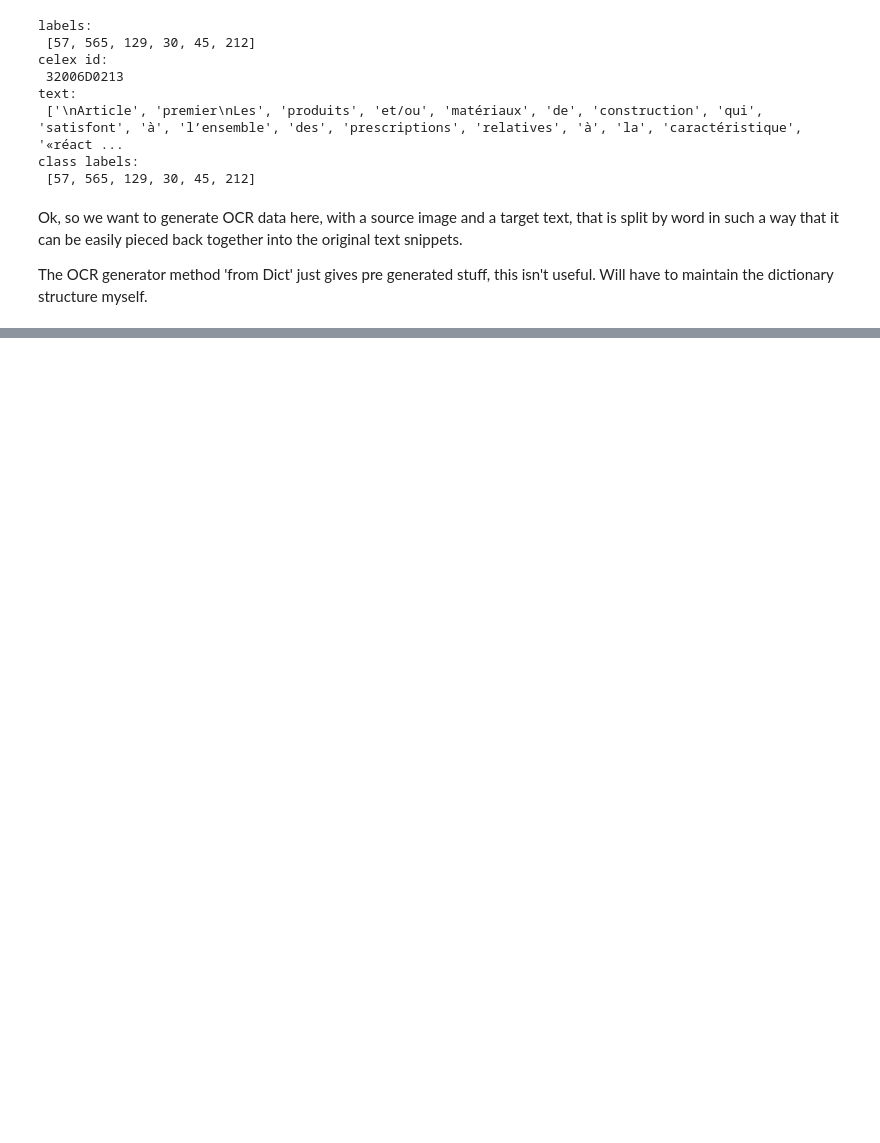
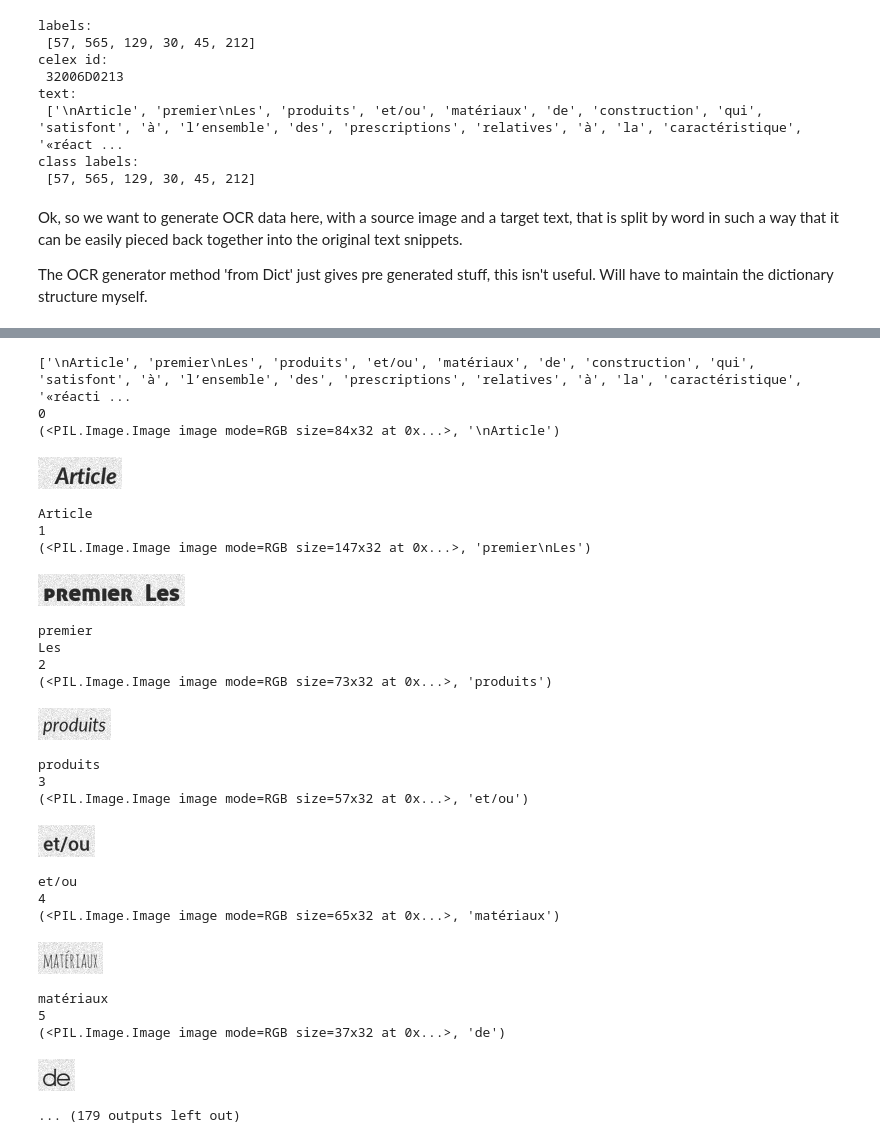
Before and after one commit to alan-turing-institute/ARC-SPICE, a Jupyter notebook: notebooks/OCR_synthdata_ver_2.ipynb, the cells around one changed output, grey strips where cells are left out. Saved outputs shown, nothing was run; the diff lists cells and outputs as text; code cells hidden in the pictures; blank space fills up the shorter version.

```diff
--- a/notebooks/OCR_synthdata_ver_2.ipynb
+++ b/notebooks/OCR_synthdata_ver_2.ipynb
@@ -48,7 +48,7 @@ Dataset({
 })
 # %%
 # lets look at an example
-eg = next(iter(t_dataset))
+eg1 = next(iter(t_dataset))
 
 print(f"labels: \n {eg['labels']}")
 print(f"celex id: \n {eg['celex_id']}")
@@ -112,0 +147,38 @@ ArrowInvalid: ('Could not convert <PIL.Image.Image image mode=RGB size=84x32 at
+# %%
+eg1_text = eg1["source_text"]
+# %%
+split_text = eg1_text.split(" ")
+print(split_text)
+gen = GeneratorFromStrings(split_text, count=len(split_text))
+for idx, g in enumerate(gen):
+    print(str(idx))
+    print(g)
+    display(g[0])
+    print(g[1])
+# %% [output]
+['\nArticle', 'premier\nLes', 'produits', 'et/ou', 'matériaux', 'de', 'construction', 'qui', 'satisfont', 'à', 'l’ensemble', 'des', 'prescriptions', 'relatives', 'à', 'la', 'caractéristique', '«réacti ...
+0
+(<PIL.Image.Image image mode=RGB size=84x32 at 0x...>, '\nArticle')
+[figure, added]
+Article
+1
+(<PIL.Image.Image image mode=RGB size=147x32 at 0x...>, 'premier\nLes')
+[figure, added]
+premier
+Les
+2
+(<PIL.Image.Image image mode=RGB size=73x32 at 0x...>, 'produits')
+[figure, added]
+produits
+3
+(<PIL.Image.Image image mode=RGB size=57x32 at 0x...>, 'et/ou')
+[figure, added]
+et/ou
+4
+(<PIL.Image.Image image mode=RGB size=65x32 at 0x...>, 'matériaux')
+[figure, added]
+matériaux
+5
+(<PIL.Image.Image image mode=RGB size=37x32 at 0x...>, 'de')
+[figure, added]
+... (179 outputs left out)
```
Also changed, not shown: parts of 10 cells of this notebook, 2 other files.
